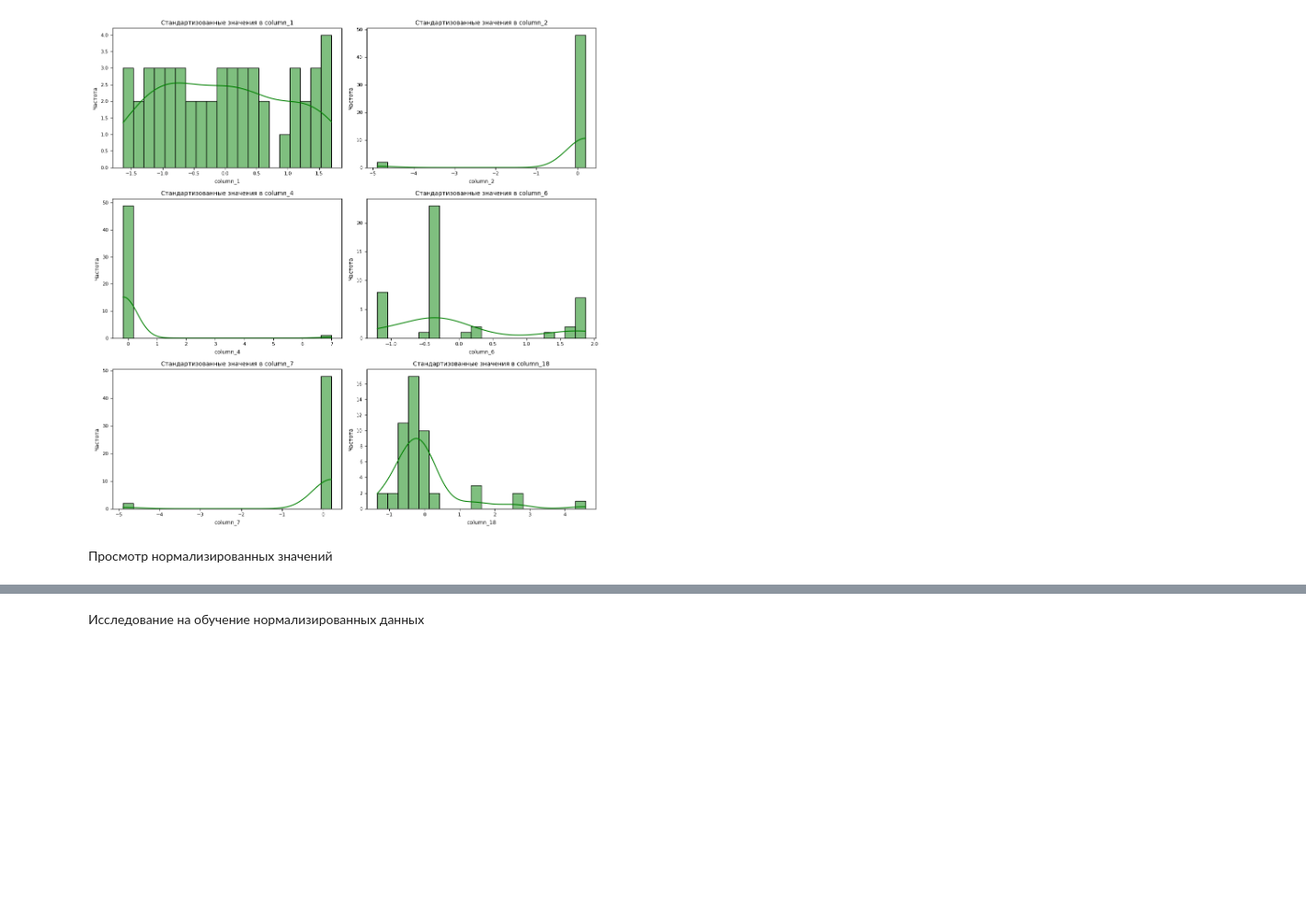
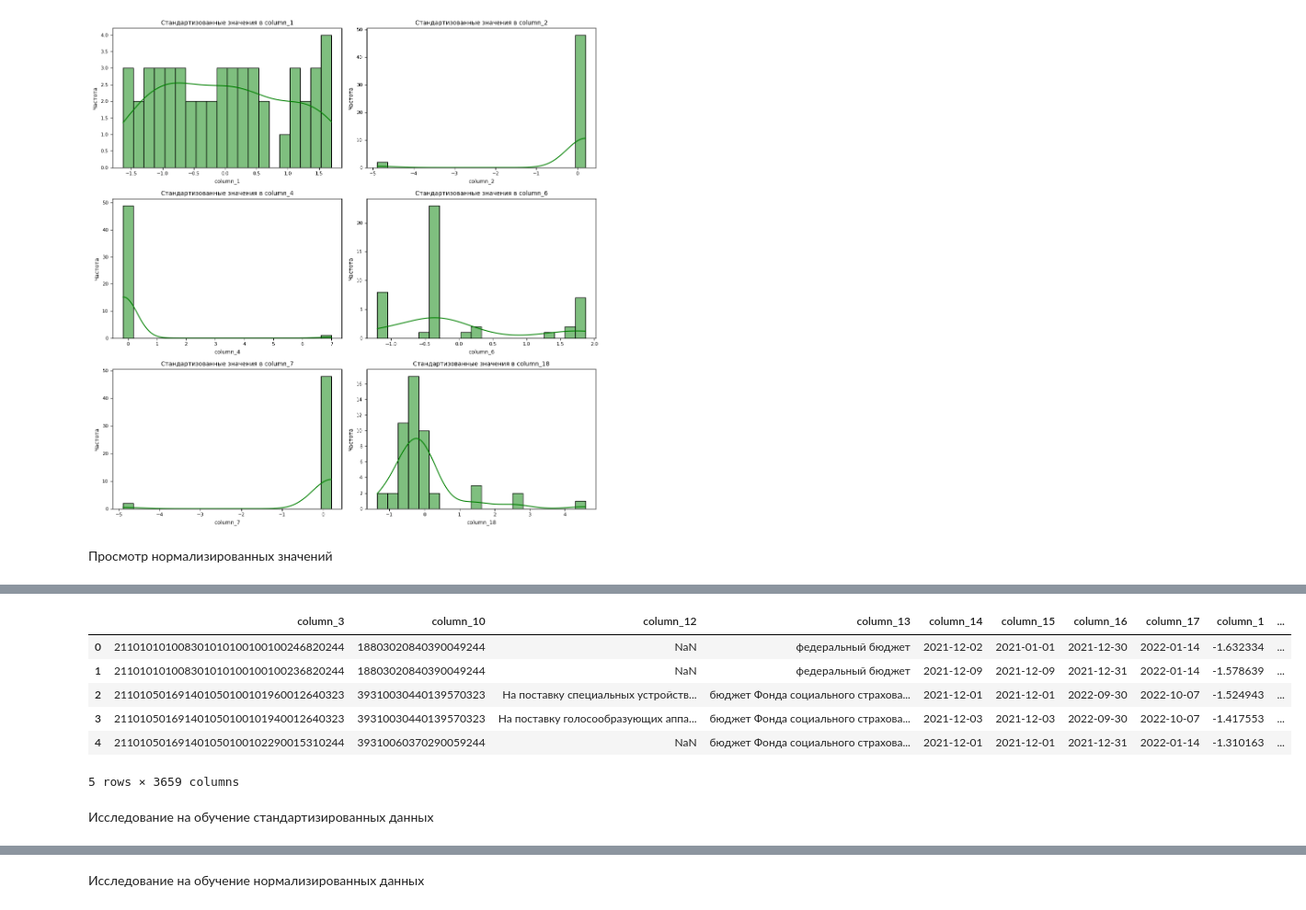
Before and after one commit to fokk1/mgtu_de, a Jupyter notebook: Описание_и_обработка_датасета_fz_1_1.ipynb, the cells around one changed output, grey strips where cells are left out. Shown at 92% size. Saved outputs shown, nothing was run; the diff lists cells and outputs as text; code cells hidden in the pictures; blank space fills up the shorter version.

```diff
--- a/Описание_и_обработка_датасета_fz_1_1.ipynb
+++ b/Описание_и_обработка_датасета_fz_1_1.ipynb
@@ -747,0 +751,16 @@ df_sample.head()
+# %%
+# Загружаем небольшой фрагмент данных
+df_sample = pd.read_csv('standardized_new_fz.csv', nrows=5000)
+
+# Проверяем результат переименования
+df_sample.head()
+# %% [output]
+|  | column_3 | column_10 | column_12 | column_13 | column_14 | column_15 | column_16 | column_17 | column_1 | ... |
+| 0 | 211010101008301010100100100246820244 | 18803020840390049244 | NaN | федеральный бюджет | 2021-12-02 | 2021-01-01 | 2021-12-30 | 2022-01-14 | -1.632334 | ... |
+| 1 | 211010101008301010100100100236820244 | 18803020840390049244 | NaN | федеральный бюджет | 2021-12-09 | 2021-12-09 | 2021-12-31 | 2022-01-14 | -1.578639 | ... |
+| 2 | 211010501691401050100101960012640323 | 39310030440139570323 | На поставку специальных устройств... | бюджет Фонда социального страхова... | 2021-12-01 | 2021-12-01 | 2022-09-30 | 2022-10-07 | -1.524943 | ... |
+| 3 | 211010501691401050100101940012640323 | 39310030440139570323 | На поставку голосообразующих аппа... | бюджет Фонда социального страхова... | 2021-12-03 | 2021-12-03 | 2022-09-30 | 2022-10-07 | -1.417553 | ... |
+| 4 | 211010501691401050100102290015310244 | 39310060370290059244 | NaN | бюджет Фонда социального страхова... | 2021-12-01 | 2021-12-01 | 2021-12-31 | 2022-01-14 | -1.310163 | ... |
+5 rows × 3659 columns
+# %% [markdown]
+Исследование на обучение стандартизированных данных
```
Also changed, not shown: parts of 9 cells of this notebook, 3 other files.
